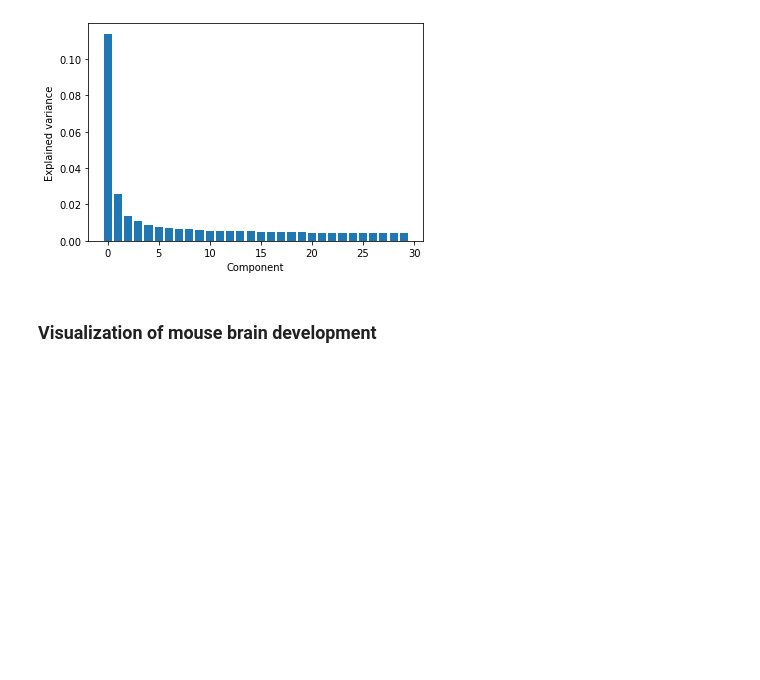
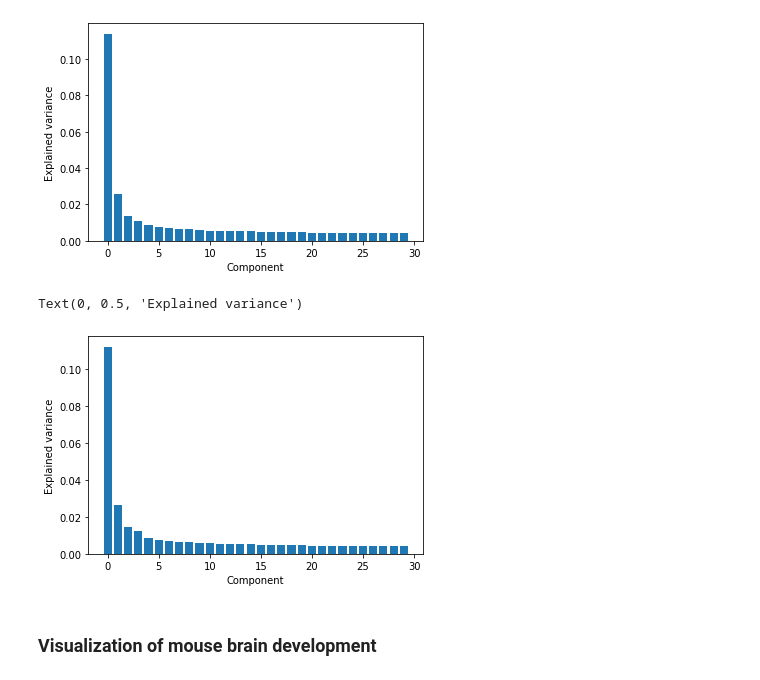
Before and after one commit to lareaulab/analysis_psix, a Jupyter notebook: mouse_brain_development/data/preprocess/preprocessing.ipynb, the cells around one changed output. Cells and saved outputs as stored; diff of their text form; code cells hidden in the pictures; blank space fills up the shorter version.

```diff
--- a/mouse_brain_development/data/preprocess/preprocessing.ipynb
+++ b/mouse_brain_development/data/preprocess/preprocessing.ipynb
@@ -35,6 +51,12 @@ We remove these cells before further analysis.
 glia = norm_tpm.columns[(norm_tpm.loc['Hepacam'] >= 1) | (norm_tpm.loc['Ednrb'] >= 1)  | (norm_tpm.loc['Olig1'] >= 1) | (norm_tpm.loc['Ramp1'] >= 1) | (norm_tpm.loc['Aldh1l1'] >= 1)]
 neurogenesis_cells = [x for x in norm_tpm.columns if x not in glia]
 norm_tpm_neuro = norm_tpm[neurogenesis_cells]
+# %%
+### extended ###
+
+glia = norm_tpm.columns[(norm_tpm.loc['Hepacam'] >= 1) | (norm_tpm.loc['Ednrb'] >= 1)  | (norm_tpm.loc['Olig1'] >= 1) | (norm_tpm.loc['Ramp1'] >= 1) | (norm_tpm.loc['Aldh1l1'] >= 1)]
+neurogenesis_cells = [x for x in norm_tpm.columns if x not in glia]
+norm_tpm_neuro = norm_tpm[neurogenesis_cells]
 # %% [markdown]
 ### High variable genes and dimensionality reduction
 
@@ -51,6 +73,19 @@ plt.ylabel('Explained variance')
 # %% [output]
 Text(0, 0.5, 'Explained variance')
 [figure]
+# %%
+### extended ###
+high_expression = norm_tpm_neuro.index[norm_tpm_neuro.mean(axis=1) > 2]
+fano = (norm_tpm_neuro.loc[high_expression].var(axis=1)/norm_tpm_neuro.loc[high_expression].mean(axis=1)).sort_values()
+pca_norm_tiklova = PCA(n_components=30)
+pca_norm_tiklova = pca_norm_tiklova.fit(norm_tpm_neuro.loc[fano.index[-500:]].T)
+
+plt.bar(range(30),pca_norm_tiklova.explained_variance_ratio_)
+plt.xlabel('Component')
+plt.ylabel('Explained variance')
+# %% [output]
+Text(0, 0.5, 'Explained variance')
+[figure, added]
 # %% [markdown]
 ### Visualization of mouse brain development
 # %%
```
Also changed, not shown: parts of 7 cells of this notebook, 31 other files.
